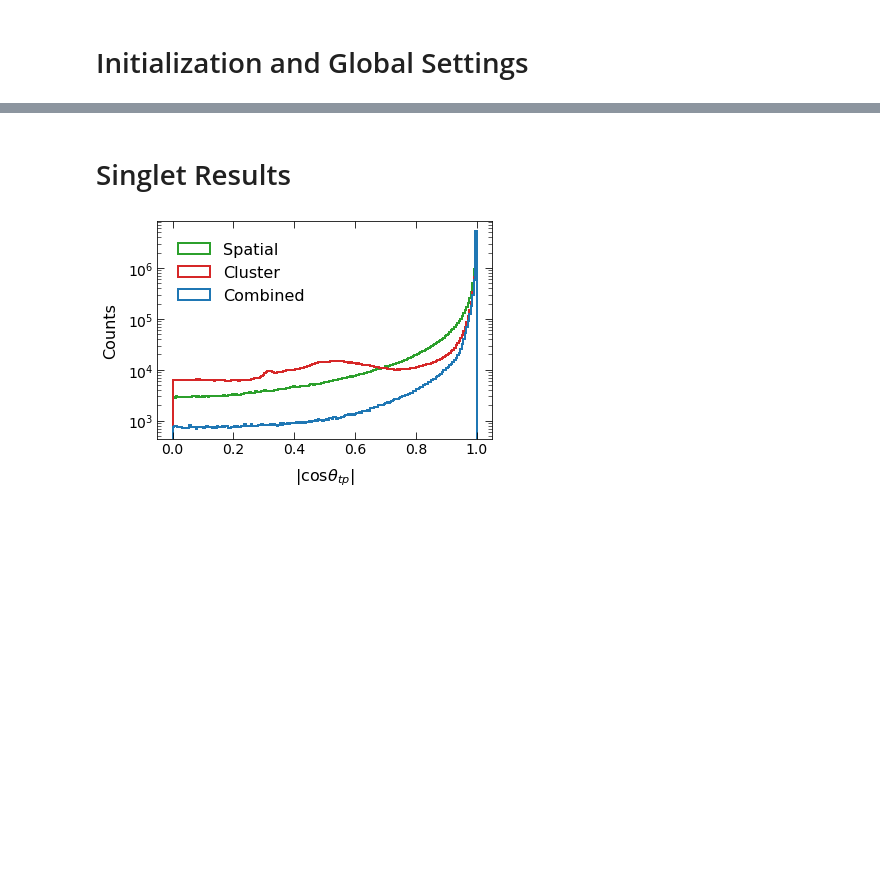
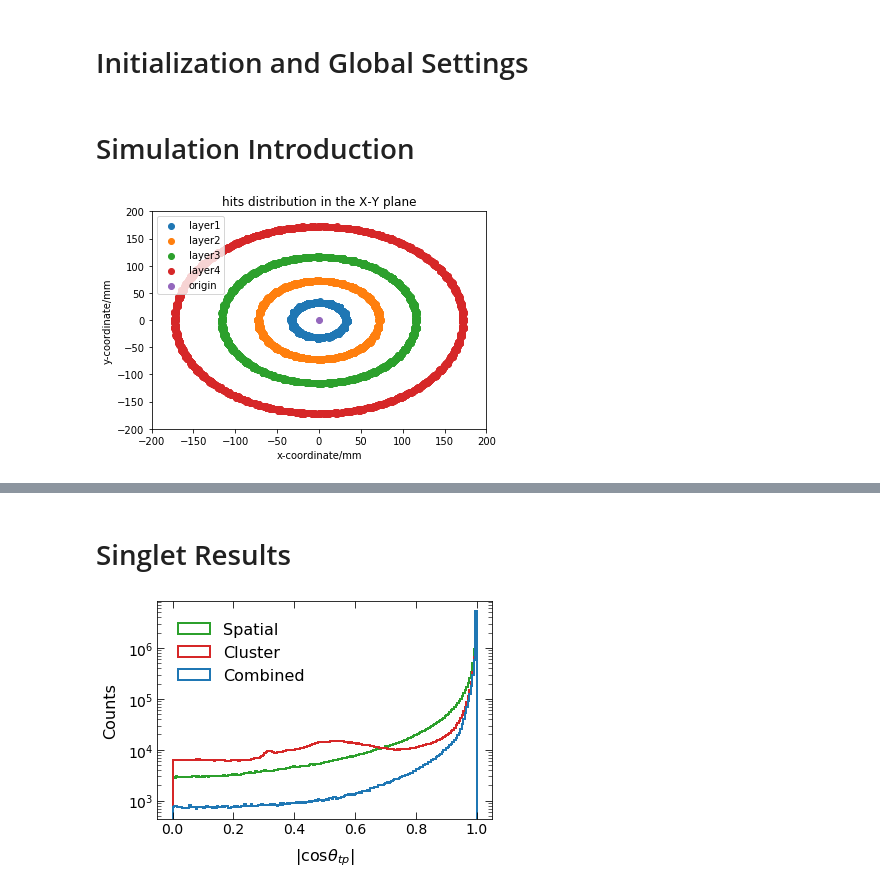
Before and after one commit to jxi24/TrackML, a Jupyter notebook: Results/result.ipynb, the cells around one changed output, grey strips where cells are left out. Saved outputs shown, nothing was run; the diff lists cells and outputs as text; code cells hidden in the pictures; blank space fills up the shorter version.

Commit message:
Add Simulation Description

```diff
--- a/Results/result.ipynb
+++ b/Results/result.ipynb
@@ -24,3 +24,31 @@ def make_figure_axes(figsize=None):
     ax.tick_params(which='minor', length=4)
 
     return fig, ax
+# %% [markdown]
+# Simulation Introduction
+# %%
+x_2 = np.load('x_hits_layerid2.npy')
+x_4 = np.load('x_hits_layerid4.npy')
+x_6 = np.load('x_hits_layerid6.npy')
+x_8 = np.load('x_hits_layerid8.npy')
+
+y_2 = np.load('y_hits_layerid2.npy')
+y_4 = np.load('y_hits_layerid4.npy')
+y_6 = np.load('y_hits_layerid6.npy')
+y_8 = np.load('y_hits_layerid8.npy')
+
+plt.scatter(x_2, y_2)
+plt.scatter(x_4, y_4)
+plt.scatter(x_6, y_6)
+plt.scatter(x_8, y_8)
+plt.scatter(0, 0)
+
+plt.xlabel('x-coordinate/mm')
+plt.ylabel('y-coordinate/mm')
+plt.legend(['layer1', 'layer2', 'layer3', 'layer4', 'origin'])
+plt.title('hits distribution in the X-Y plane')
+plt.xlim([-200, 200])
+plt.ylim([-200, 200])
+plt.savefig('hits distribution in the X-Y plane.pdf', bbox_inches='tight')
+# %% [output]
+[figure, added]
```
Also changed, not shown: parts of 5 cells of this notebook, 32 other files.
